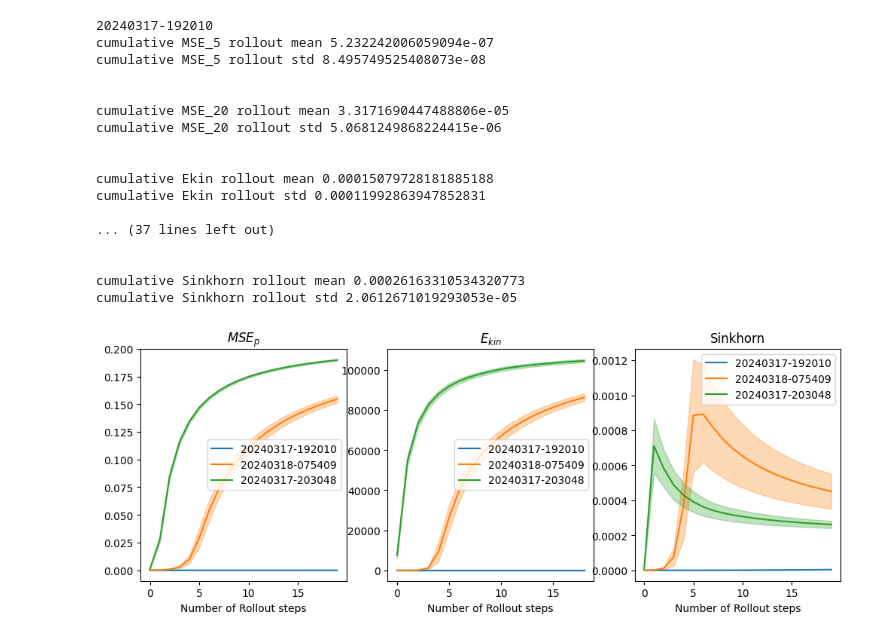
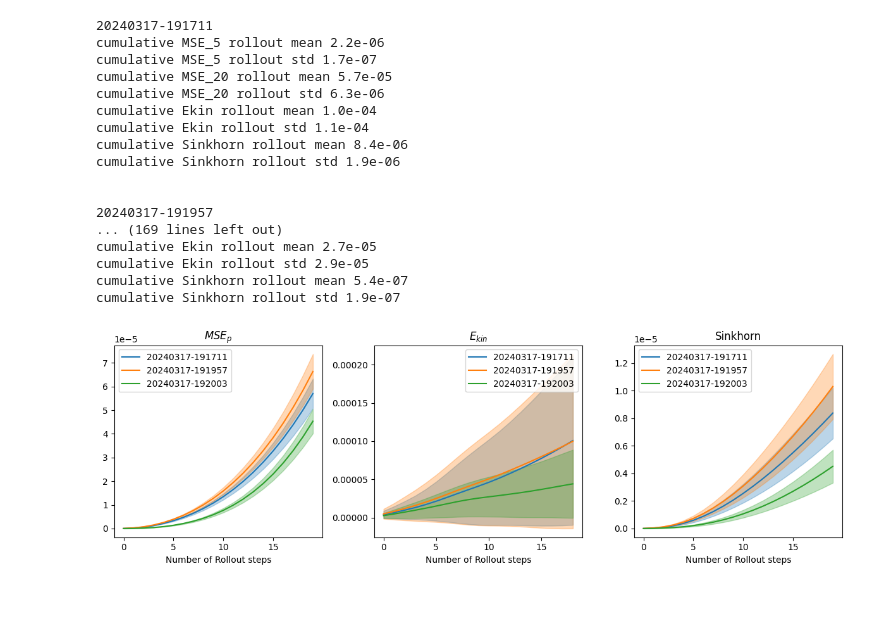
Before and after one commit to tumaer/lagrangebench, a Jupyter notebook: plots_state_avg.ipynb, the cells around one changed output. Saved outputs shown, nothing was run; the diff lists cells and outputs as text; code cells hidden in the pictures; blank space fills up the shorter version.

```diff
--- a/plots_state_avg.ipynb
+++ b/plots_state_avg.ipynb
@@ -10,6 +10,8 @@ def cumulative_average(numbers):
     indices = np.arange(1, len(numbers) + 1)
     cum_avg = cum_sum / indices
     return cum_avg.tolist()
+# %%
+path = './acdm_thesis_results_no_noise_pkl/state_avg/'
 # %%
-files_in_sa = os.listdir('./thesis_results/state_avg/')
-print(files_in_sa)
+files_in_sa = os.listdir(path)
+files_in_sa.sort()
@@ -28,7 +44,7 @@ labels
 # %%
 metrics_list = []
 for i in range(len(files_in_sa)):
-    file_path = os.path.join('./thesis_results/state_avg/', files_in_sa[i])
+    file_path = os.path.join(path, files_in_sa[i])
     metrics_list.append(pickle.load(open(file_path, 'rb')))
     #print(file_path)
 # %%
@@ -85,50 +101,48 @@ for metrics in metrics_list:
 for i in range(len(rollout_mean)):
     print(labels[i])
     #middle index 0 is for mse, 1 is for ekin, 2 is for sinkhorn
-    print("cumulative MSE_5 rollout mean "+str(rollout_mean[i][0][4]))
-    print("cumulative MSE_5 rollout std "+str(rollout_std[i][0][4]))
+    print(f"cumulative MSE_5 rollout mean {rollout_mean[i][0][4]:.1e}")
+    print(f"cumulative MSE_5 rollout std {rollout_std[i][0][4]:.1e}")
+    print(f"cumulative MSE_20 rollout mean {rollout_mean[i][0][19]:.1e}")
+    print(f"cumulative MSE_20 rollout std {rollout_std[i][0][19]:.1e}")
+    print(f"cumulative Ekin rollout mean {rollout_mean[i][1][18]:.1e}")
+    print(f"cumulative Ekin rollout std {rollout_std[i][1][18]:.1e}")
+    print(f"cumulative Sinkhorn rollout mean {rollout_mean[i][2][19]:.1e}")
+    print(f"cumulative Sinkhorn rollout std {rollout_std[i][2][19]:.1e}")
+
     print("\n")
-    print("cumulative MSE_20 rollout mean "+str(rollout_mean[i][0][19]))
-    print("cumulative MSE_20 rollout std "+str(rollout_std[i][0][19]))
-    print("\n")
-    print("cumulative Ekin rollout mean "+str(rollout_mean[i][1][18]))
-    print("cumulative Ekin rollout std "+str(rollout_std[i][1][18]))#
-    print("\n")
-    print("cumulative Sinkhorn rollout mean "+str(rollout_mean[i][2][19]))
-    print("cumulative Sinkhorn rollout std "+str(rollout_std[i][2][19]))
-    print("\n")
-    print("\n")
 # %% [output]
-20240317-192010
-cumulative MSE_5 rollout mean 5.232242006059094e-07
-cumulative MSE_5 rollout std 8.495749525408073e-08
+20240317-191711
+cumulative MSE_5 rollout mean 2.2e-06
+cumulative MSE_5 rollout std 1.7e-07
+cumulative MSE_20 rollout mean 5.7e-05
+cumulative MSE_20 rollout std 6.3e-06
+cumulative Ekin rollout mean 1.0e-04
+cumulative Ekin rollout std 1.1e-04
+cumulative Sinkhorn rollout mean 8.4e-06
+cumulative Sinkhorn rollout std 1.9e-06
 
 
-cumulative MSE_20 rollout mean 3.3171690447488806e-05
-cumulative MSE_20 rollout std 5.0681249868224415e-06
-
-
-cumulative Ekin rollout mean 0.00015079728181885188
-cumulative Ekin rollout std 0.00011992863947852831
-
-... (37 lines left out)
-
-
-cumulative Sinkhorn rollout mean 0.00026163310534320773
-cumulative Sinkhorn rollout std 2.0612671019293053e-05
+20240317-191957
+... (169 lines left out)
+cumulative Ekin rollout mean 2.7e-05
+cumulative Ekin rollout std 2.9e-05
+cumulative Sinkhorn rollout mean 5.4e-07
+cumulative Sinkhorn rollout std 1.9e-07
 # %%
 fig, ax = plt.subplots(1, 3, figsize=(12, 4))
-for j in range(len(metrics_list)):# runs as many times as the number of files /models
+for j in range(3):# runs as many times as the number of files /models
     for i,m in enumerate(['$MSE_p$', '$E_{kin}$', 'Sinkhorn']):
         ax[i].plot(np.arange(len(rollout_mean[j][i])),rollout_mean[j][i], label=labels[j], color=plt.cm.tab10.colors[j])
         ax[i].fill_between(np.arange(len(rollout_mean[j][i])),y1=rollout_mean[j][i] - rollout_std[j][i],
                         y2=rollout_mean[j][i] + rollout_std[j][i],
                         alpha=0.3,label="", color=plt.cm.tab10.colors[j])
         ax[i].set_title(m)
         ax[i].set_xlabel('Number of Rollout steps')
         ax[i].legend()
+        fig.tight_layout()
 # %% [output]
-[figure, old version]
+[figure, new version]
 # %%
 import matplotlib.pyplot as plt
 import matplotlib.cm as cm
```
Also changed, not shown: parts of 2 cells of this notebook, 1 other file.
